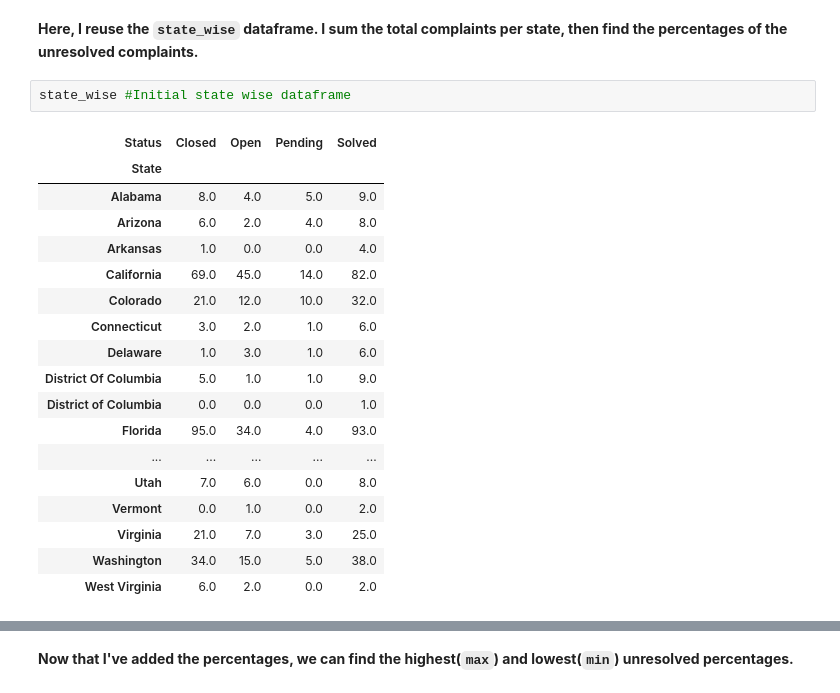
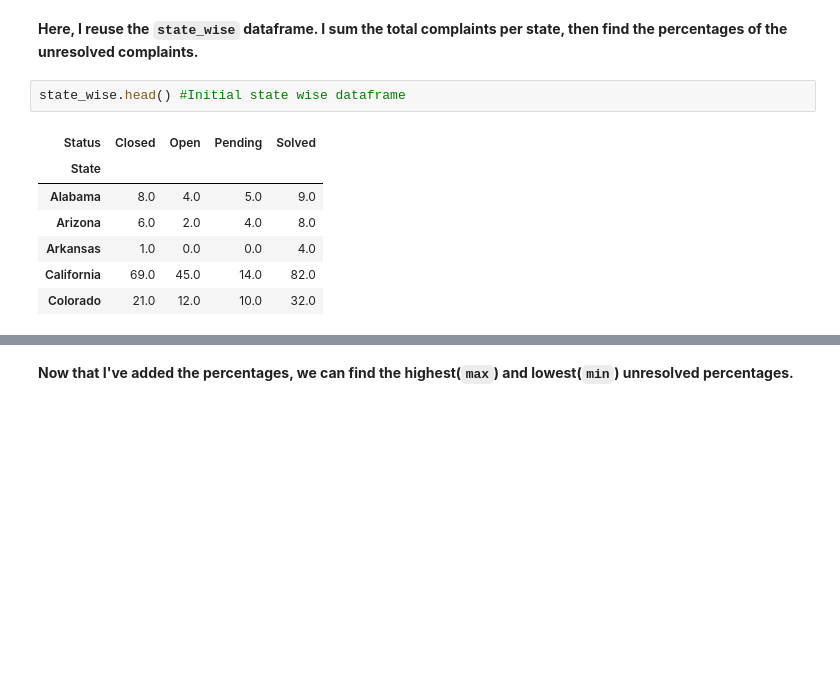
Before and after one commit to parthdt/B.Tech-Codes, a Jupyter notebook: Machine Learning/Assignment 1/ML_Assignment1_2017UCS0047.ipynb, the cells around one changed output, grey strips where cells are left out. Saved outputs shown, nothing was run; the diff lists cells and outputs as text; blank space fills up the shorter version.

```diff
--- a/Machine Learning/Assignment 1/ML_Assignment1_2017UCS0047.ipynb
+++ b/Machine Learning/Assignment 1/ML_Assignment1_2017UCS0047.ipynb
@@ -203,26 +192,15 @@ State with Minimum Complaints: Nevada
 # %% [markdown]
 **Here, I reuse the `state_wise` dataframe. I sum the total complaints per state, then find the percentages of the unresolved complaints.**
 # %%
-state_wise #Initial state wise dataframe
+state_wise.head() #Initial state wise dataframe
 # %% [output]
 | Status | Closed | Open | Pending | Solved |
 | State |  |  |  |  |
 | Alabama | 8.0 | 4.0 | 5.0 | 9.0 |
 | Arizona | 6.0 | 2.0 | 4.0 | 8.0 |
 | Arkansas | 1.0 | 0.0 | 0.0 | 4.0 |
 | California | 69.0 | 45.0 | 14.0 | 82.0 |
 | Colorado | 21.0 | 12.0 | 10.0 | 32.0 |
-| Connecticut | 3.0 | 2.0 | 1.0 | 6.0 |
-| Delaware | 1.0 | 3.0 | 1.0 | 6.0 |
-| District Of Columbia | 5.0 | 1.0 | 1.0 | 9.0 |
-| District of Columbia | 0.0 | 0.0 | 0.0 | 1.0 |
-| Florida | 95.0 | 34.0 | 4.0 | 93.0 |
-| ... | ... | ... | ... | ... |
-| Utah | 7.0 | 6.0 | 0.0 | 8.0 |
-| Vermont | 0.0 | 1.0 | 0.0 | 2.0 |
-| Virginia | 21.0 | 7.0 | 3.0 | 25.0 |
-| Washington | 34.0 | 15.0 | 5.0 | 38.0 |
-| West Virginia | 6.0 | 2.0 | 0.0 | 2.0 |
 # %%
 state_wise['Total Complaints'] = state_wise.iloc[:,0:].sum(axis=1) #Getting total complaints as sum of all types
 state_wise['Resolved Percentage'] = ((state_wise['Closed'] + state_wise['Solved'])/state_wise['Total Complaints']) * 100 #resolved complaints
```
Also changed, not shown: parts of 62 cells of this notebook, 1 other file.
